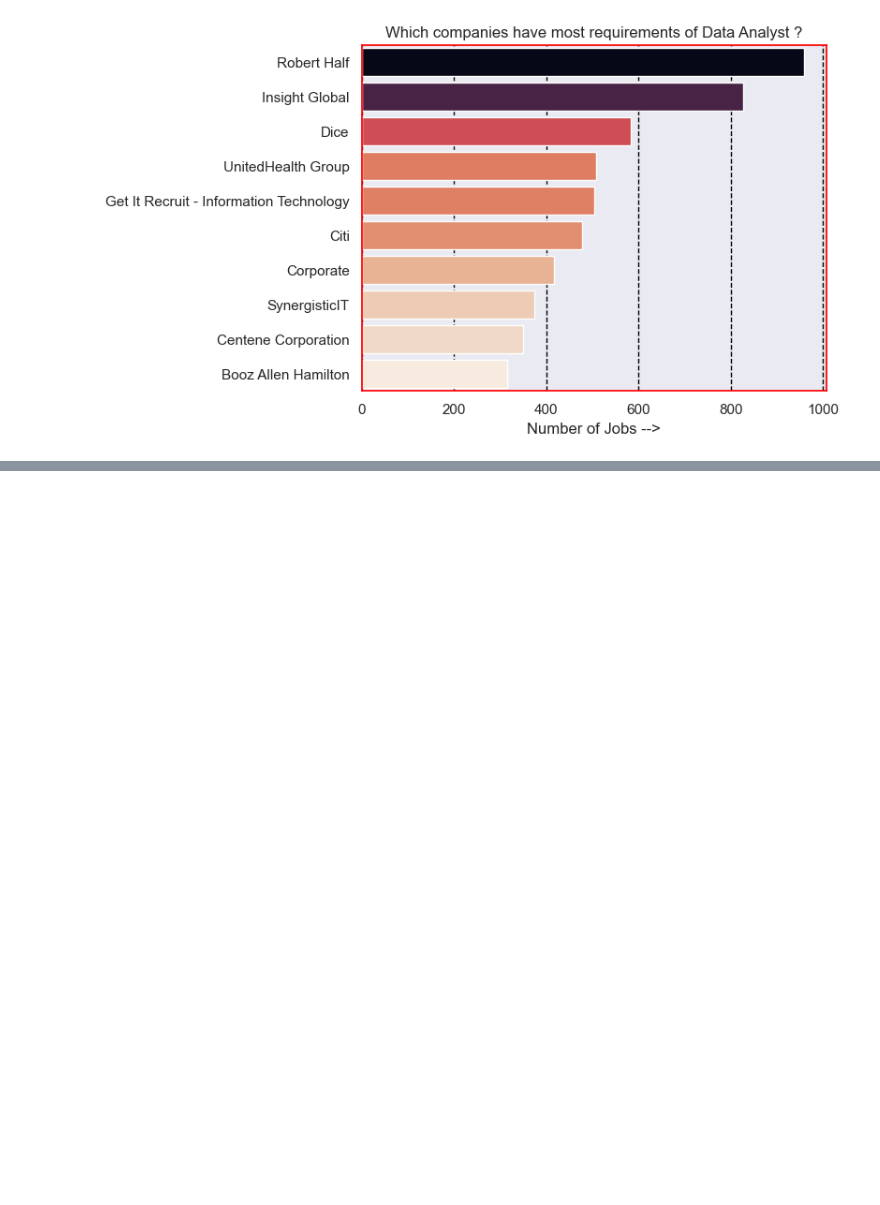
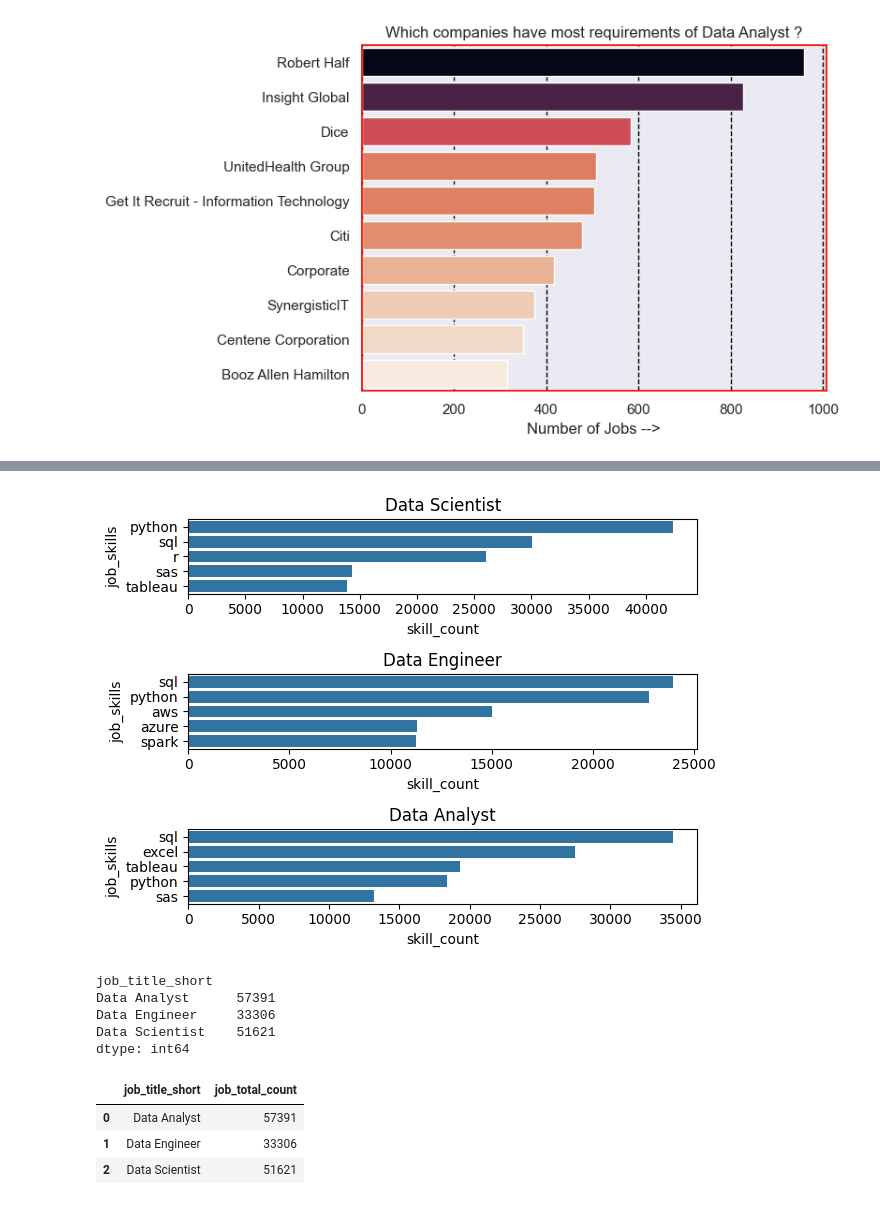
Before and after one commit to aliarafat1000/job-analysis-python-eda, a Jupyter notebook: job_analysis_eda.ipynb, the cells around one changed output, grey strips where cells are left out. Cells and saved outputs as stored; diff of their text form; code cells hidden in the pictures; blank space fills up the shorter version.

Commit message:
project without changes, done till skill demand only

```diff
--- a/job_analysis_eda.ipynb
+++ b/job_analysis_eda.ipynb
@@ -56,0 +112,5 @@ plt.show()
+# %%
+top = top_skills.groupby(['job_title_short','job_skills']).agg(
+    skill_count = ('job_skills', 'count')
+)
+top.sort_values(['job_title_short', 'skill_count'], ascending=False, inplace=True)
@@ -56,0 +134,2 @@ plt.show()
+# %%
+final = top.groupby('job_title_short').head(5)
@@ -56,0 +156,32 @@ plt.show()
+# %%
+final = final.reset_index()
+# %%
+unique_job = final['job_title_short'].unique()
+# %%
+fig, ax = plt.subplots(len(unique_job), 1)
+for i, job_title in enumerate(unique_job):
+    df_plot = final[final['job_title_short'] == job_title]
+    # df_plot.plot(kind='barh', x='job_skills', y='skill_count', ax = ax[i], title=job_title)
+    sns.barplot(data=df_plot, y='job_skills', x='skill_count', ax=ax[i])
+    ax[i].set_title(job_title)
+
+plt.tight_layout()
+# %% [output]
+[figure, added]
+# %%
+temp = top_jobs_counting.groupby('job_title_short').size()
+temp
+# %% [output]
+job_title_short
+Data Analyst      57391
+Data Engineer     33306
+Data Scientist    51621
+dtype: int64
+# %%
+temp = temp.reset_index(name='job_total_count')
+temp
+# %% [output]
+|  | job_title_short | job_total_count |
+| 0 | Data Analyst | 57391 |
+| 1 | Data Engineer | 33306 |
+| 2 | Data Scientist | 51621 |
```
Also changed, not shown: parts of 16 cells of this notebook.
